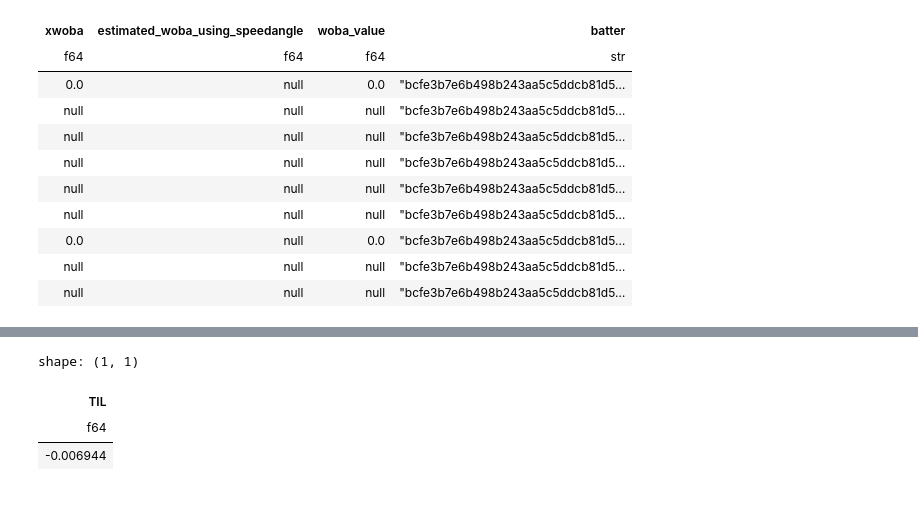
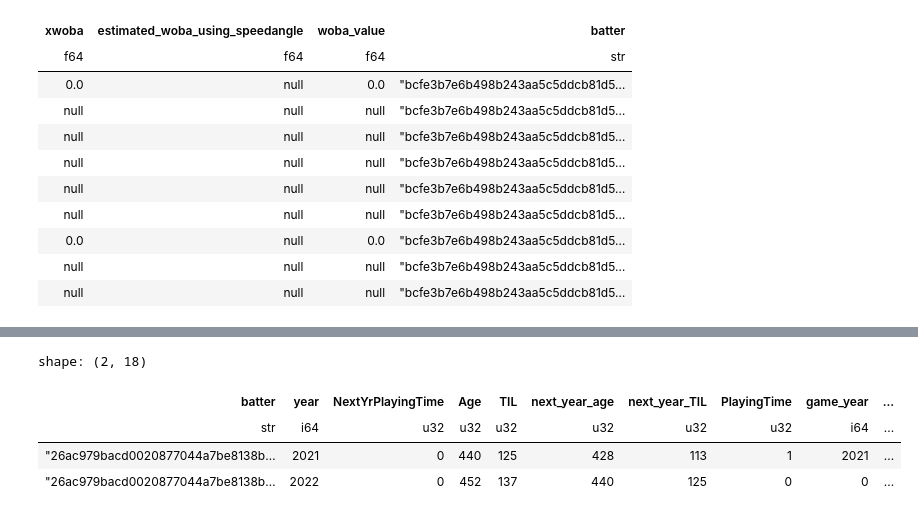
Before and after one commit to Lou-Zhou/reds-hackathon, a Jupyter notebook: data_analysis.ipynb, the cells around one changed output, grey strips where cells are left out. Cells and saved outputs as stored; diff of their text form; code cells hidden in the pictures.

```diff
--- a/data_analysis.ipynb
+++ b/data_analysis.ipynb
@@ -343,14 +330,11 @@ shape: (2_208, 14)
-# %%
-nextyearWOBA.select(pl.corr(pl.col("TIL"), "PlayingTime"))
-#obviously, last year PT - good correlation
-#woba_varPerformance = 0.3
-#RegressedWOBA = 0.419
-#Age is funny
-# %% [output]
-shape: (1, 1)
-| TIL |
-| f64 |
-| -0.006944 |
+# %%
+nextyearWOBA.filter(pl.col("batter").str.starts_with("26ac979bacd0020877044a7be8138b"))
+# %% [output]
+shape: (2, 18)
+| batter | year | NextYrPlayingTime | Age | TIL | next_year_age | next_year_TIL | PlayingTime | game_year | ... |
+| str | i64 | u32 | u32 | u32 | u32 | u32 | u32 | i64 | ... |
+| "26ac979bacd0020877044a7be8138b… | 2021 | 0 | 440 | 125 | 428 | 113 | 1 | 2021 | ... |
+| "26ac979bacd0020877044a7be8138b… | 2022 | 0 | 452 | 137 | 440 | 125 | 0 | 0 | ... |
 # %%
 import seaborn as sns
 cmap = sns.color_palette("flare", as_cmap=True)
```
Also changed, not shown: parts of 26 cells of this notebook.
